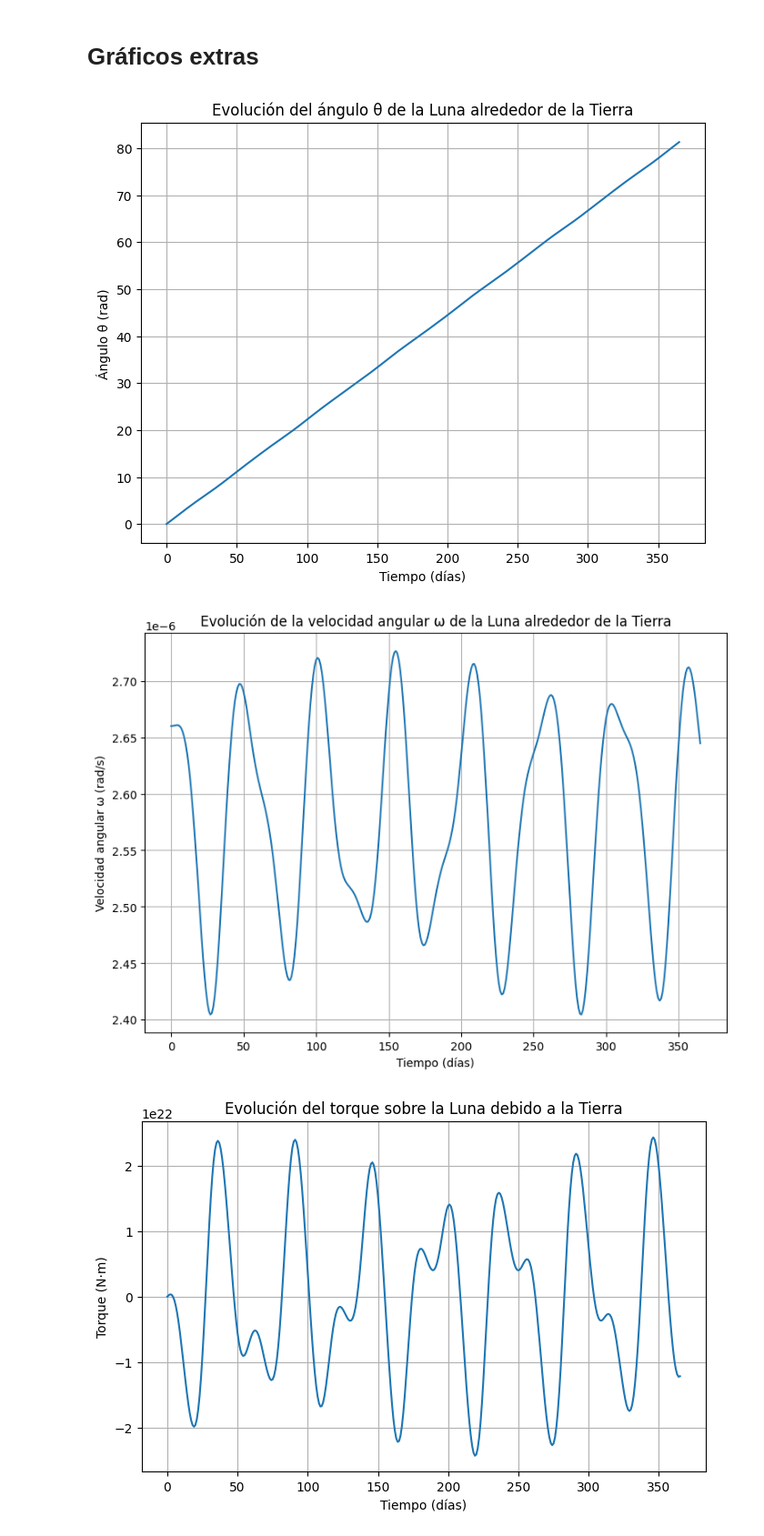
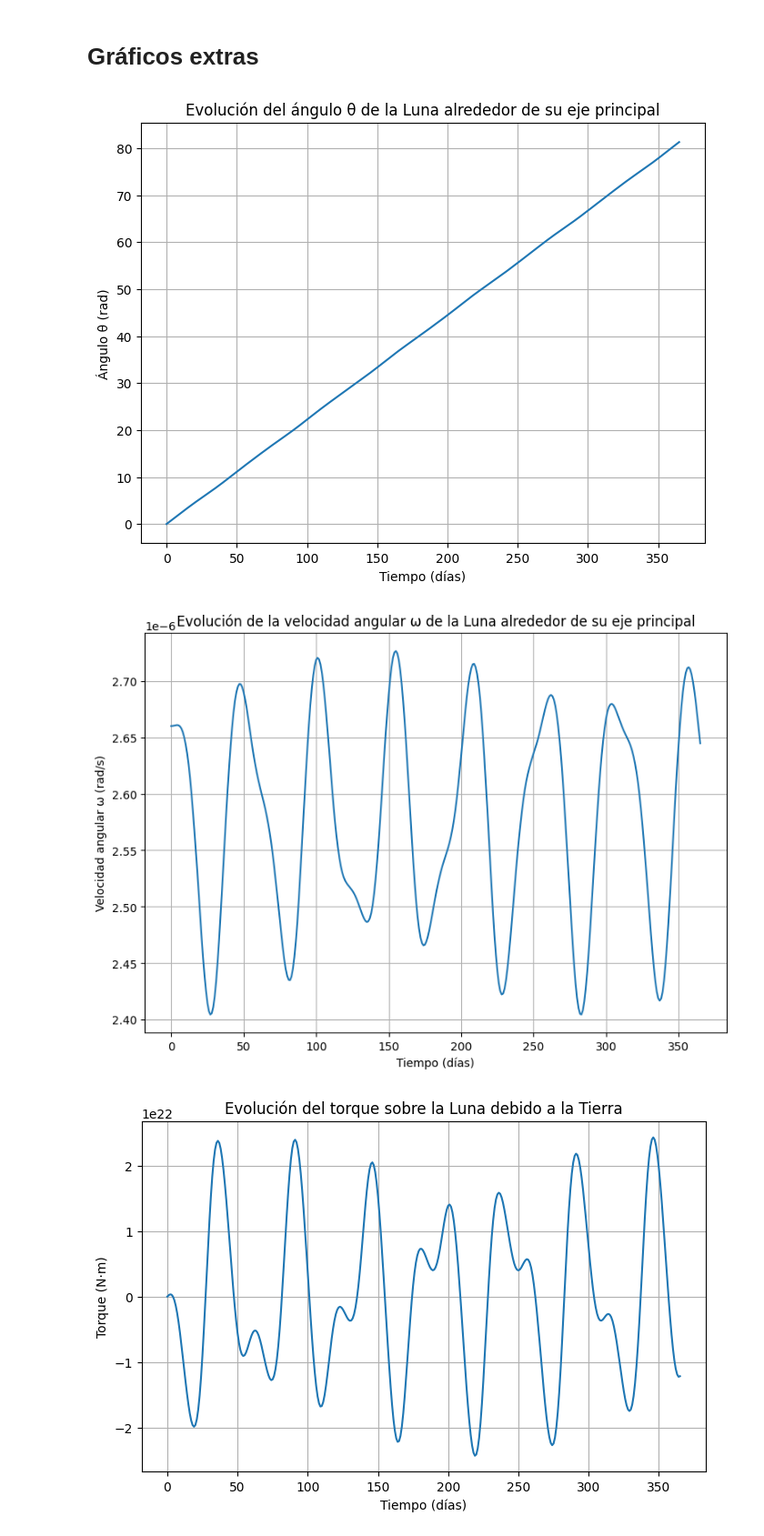
Before and after one commit to PM-lopez/Rotacion-Sincronica-de-la-Luna, a Jupyter notebook: solucion.ipynb, the cells around one changed output. Shown at 91% size. Drawn from its saved outputs; the diff is of its cells as text; code cells hidden in the pictures.

```diff
--- a/solucion.ipynb
+++ b/solucion.ipynb
@@ -227,28 +181,28 @@ El coeficiente de disipacion tiene un rol muy importante para el sistema Tierra-
 # %%
 # Graficamos los resultados de la rotacional
 
 plt.figure(figsize=(8, 6))
 plt.plot(t_values/ (24 * 3600), theta_values)
 plt.xlabel("Tiempo (días)")
 plt.ylabel("Ángulo θ (rad)")
-plt.title("Evolución del ángulo θ de la Luna alrededor de la Tierra")
+plt.title("Evolución del ángulo θ de la Luna alrededor de su eje principal")
 plt.grid()
 plt.savefig("angulo_luna_tierra.png", dpi=100, bbox_inches='tight')
 plt.show()
 # %% [output]
-[figure, old version]
+[figure, new version]
 # %%
 plt.figure(figsize=(8, 6))
 plt.plot(t_values / (24 * 3600), w_values)
 plt.xlabel("Tiempo (días)")
 plt.ylabel("Velocidad angular ω (rad/s)")
-plt.title("Evolución de la velocidad angular ω de la Luna alrededor de la Tierra")
+plt.title("Evolución de la velocidad angular ω de la Luna alrededor de su eje principal")
 plt.grid()
 plt.tight_layout()
 plt.savefig("velocidad_angular_luna_tierra.png", dpi=100, bbox_inches='tight')
 plt.show()
 # %% [output]
-[figure, old version]
+[figure, new version]
 # %%
 # Para graficar el torque en funcion del tiempo, definimos el torque como una funcion aparte
 def torque(t, theta, w):
```
Also changed, not shown: parts of 4 cells of this notebook, 3 other files.
